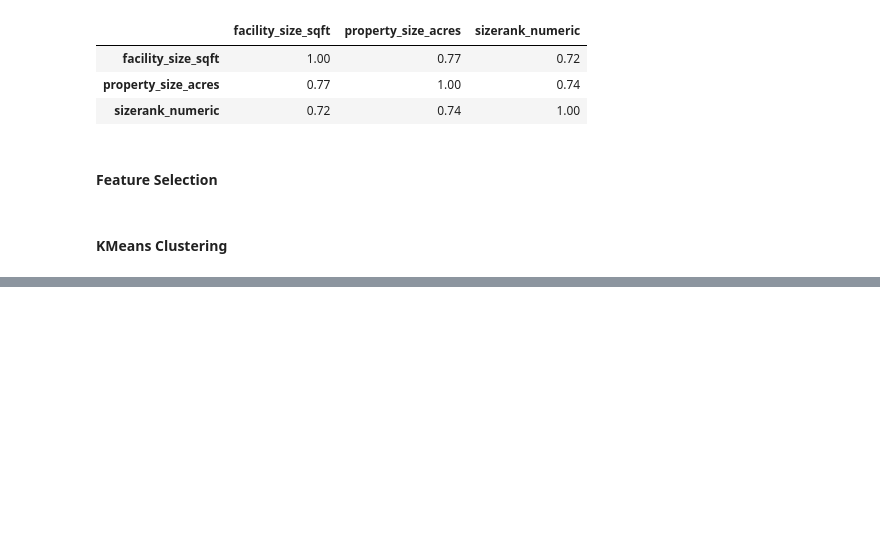
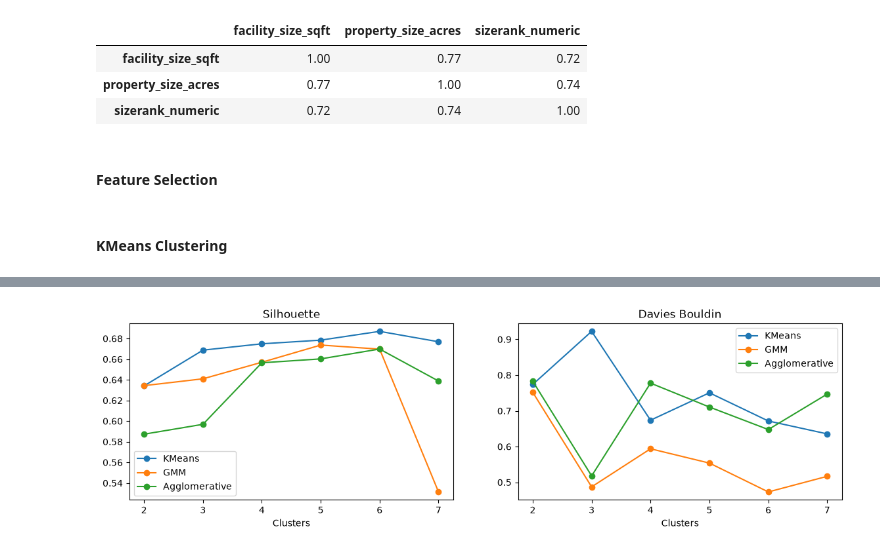
Before and after one commit to matthewchess/siads696, a Jupyter notebook: 04-unsupervised-learning.ipynb, the cells around one changed output, grey strips where cells are left out. Cells and saved outputs as stored; diff of their text form; code cells hidden in the pictures; blank space fills up the shorter version.

Commit message:
Add two more clustering models, evaluation, and comparison

```diff
--- a/04-unsupervised-learning.ipynb
+++ b/04-unsupervised-learning.ipynb
@@ -213,10 +212,0 @@ metrics_df
-# %%
-fig, axes = plt.subplots(1, 2, figsize=(14, 3.5))
-
-metric_types = ['Silhouette', 'Davies Bouldin']
-
-for ax, col in zip(axes, metric_types):
-    ax.plot(metrics_df['k'], metrics_df[col], marker='o')
-    ax.set_title(col)
-
-plt.show()
@@ -272,0 +245,18 @@ cleaned_data['km_cluster'].value_counts().to_frame()
+# %%
+agglo_metrics = []
+
+for k in range(2, 8):
+    agglo = AgglomerativeClustering(n_clusters=k)
+    clusters = agglo.fit_predict(X_scaled)
+    counts = np.bincount(clusters, minlength=k)
+
+    agglo_metrics.append({
+        'k': k,
+        'Silhouette': silhouette_score(X_scaled, clusters),
+        'Davies Bouldin': davies_bouldin_score(X_scaled, clusters),
+        'Smallest Cluster': counts.min(),
+        'Largest Cluster': counts.max()
+    })
+
+agglo_metrics_df = pd.DataFrame(agglo_metrics)
+agglo_metrics_df
@@ -272,0 +271,17 @@ cleaned_data['km_cluster'].value_counts().to_frame()
+# %%
+fig, axes = plt.subplots(1, 2, figsize=(14, 3.5))
+
+metric_types = ['Silhouette', 'Davies Bouldin']
+
+for ax, col in zip(axes, metric_types):
+    ax.plot(km_metrics_df['k'], km_metrics_df[col], marker='o', label='KMeans')
+    ax.plot(gmm_metrics_df['k'], gmm_metrics_df[col], marker='o', label='GMM')
+    ax.plot(agglo_metrics_df['k'], agglo_metrics_df[col], marker='o', label='Agglomerative')
+
+    ax.set_xlabel("Clusters")
+    ax.set_title(col)
+    ax.legend()
+
+plt.show()
+# %% [output]
+[figure, added]
```
Also changed, not shown: parts of 12 cells of this notebook.
